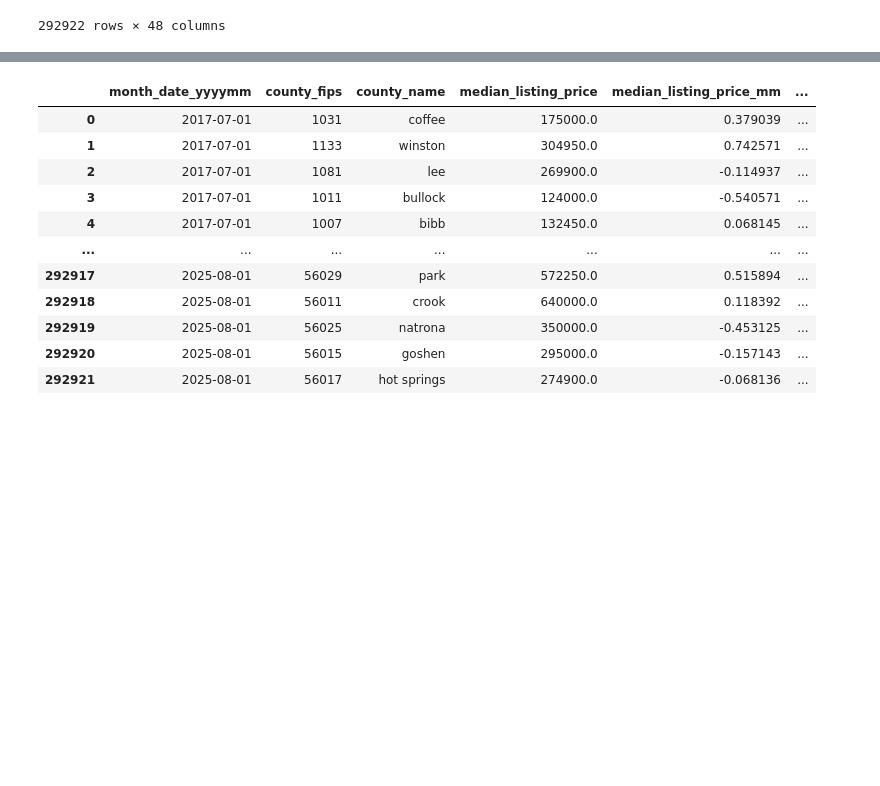
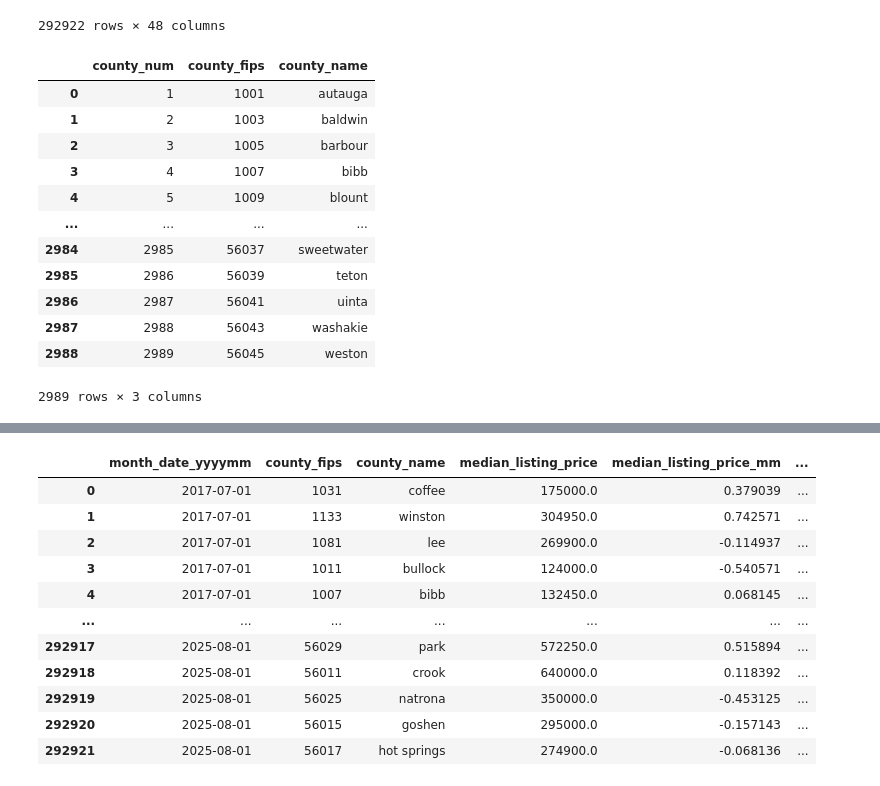
Before and after one commit to Real-Estate-Insight-Platform-Project/AI-ML-Services, a Jupyter notebook: forecasting_engine/county/preprocessing.ipynb, the cells around one changed output, grey strips where cells are left out. Cells and saved outputs as stored; diff of their text form; code cells hidden in the pictures; blank space fills up the shorter version.

```diff
--- a/forecasting_engine/county/preprocessing.ipynb
+++ b/forecasting_engine/county/preprocessing.ipynb
@@ -199,12 +201,25 @@ df
 # %%
 counties = df['county_fips'].unique().tolist()
 counties.sort()
 
 county_df = pd.DataFrame({
     'county_num': range(1, len(counties) + 1),
     'county_fips': counties
 })
 
 county_df = pd.merge(county_df, df[['county_name', 'county_fips']].drop_duplicates(), on='county_fips', how='left')
-
-county_df.to_csv("data/county_lookup.csv", index=False)
+county_df
+# %% [output]
+|  | county_num | county_fips | county_name |
+| 0 | 1 | 1001 | autauga |
+| 1 | 2 | 1003 | baldwin |
+| 2 | 3 | 1005 | barbour |
+| 3 | 4 | 1007 | bibb |
+| 4 | 5 | 1009 | blount |
+| ... | ... | ... | ... |
+| 2984 | 2985 | 56037 | sweetwater |
+| 2985 | 2986 | 56039 | teton |
+| 2986 | 2987 | 56041 | uinta |
+| 2987 | 2988 | 56043 | washakie |
+| 2988 | 2989 | 56045 | weston |
+2989 rows × 3 columns
```
Also changed, not shown: parts of 3 cells of this notebook, 4 other files.
